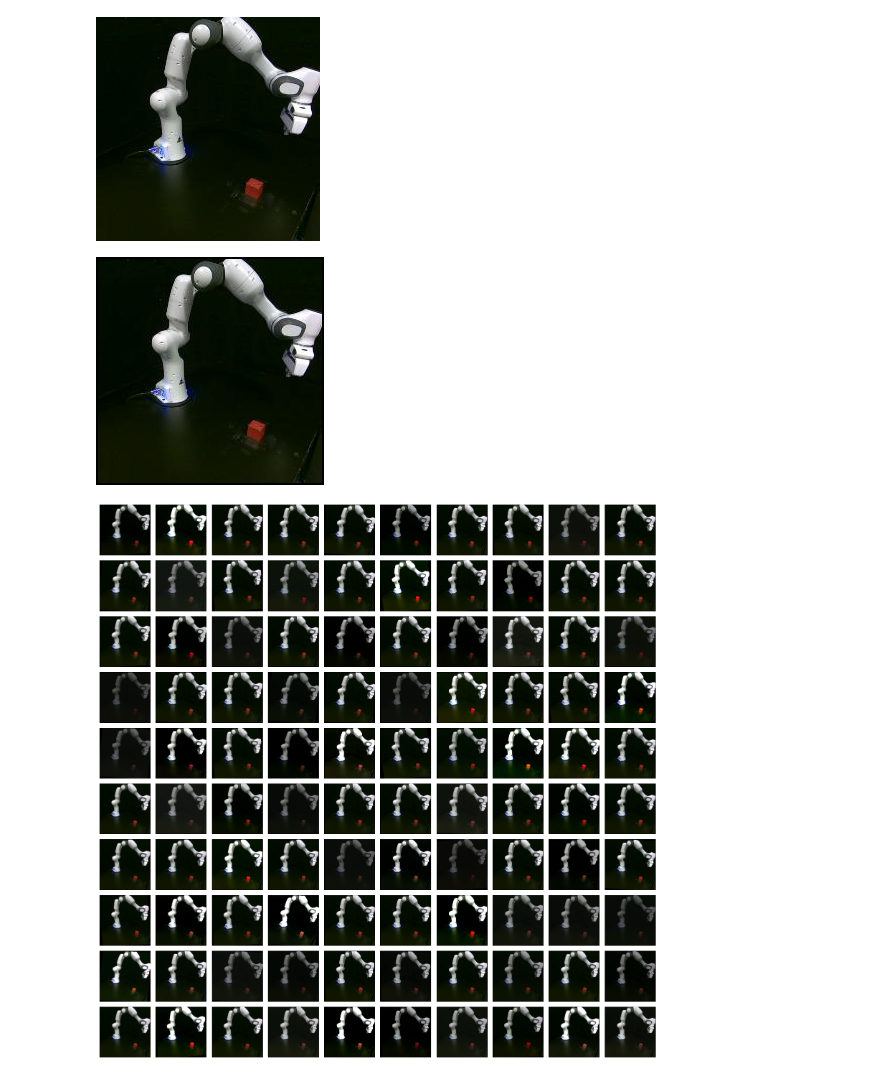
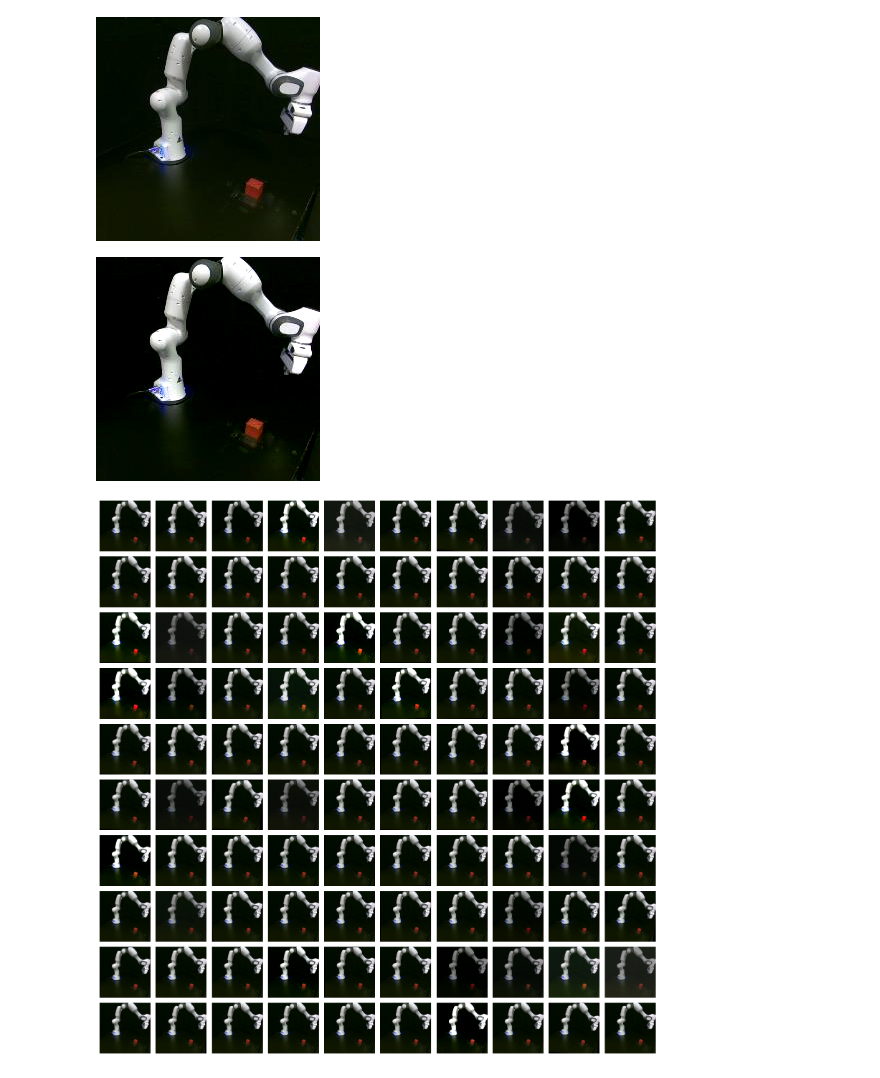
Before and after one commit to thomas0829/franka_control, a Jupyter notebook: notebooks/augmentations_template.ipynb, the cells around one changed output. Drawn from its saved outputs; the diff is of its cells as text; code cells hidden in the pictures.

```diff
--- a/notebooks/augmentations_template.ipynb
+++ b/notebooks/augmentations_template.ipynb
@@ -8,17 +8,16 @@ image
 # %%
 import torchvision.transforms as transforms
 transform = transforms.Compose([
-    transforms.RandomApply([transforms.ColorJitter(brightness=0.5, contrast=0.5, saturation=0.5, hue=0.05)], p=0.5),
-    transforms.RandomApply([transforms.RandomCrop(size=(220, 220))], p=0.5),
-    transforms.Pad(padding=2),
-    transforms.RandomApply([transforms.RandomAffine(degrees=5, shear=5)], p=0.5)
+    transforms.RandomApply([transforms.ColorJitter(brightness=0.5, contrast=0.5, saturation=0.5, hue=0.05)], p=0.3),
+    transforms.RandomApply([transforms.RandomCrop(size=(220, 220)), transforms.Pad(padding=2)], p=0.3),
+    transforms.RandomApply([transforms.RandomAffine(degrees=5, shear=5)], p=0.3)
 ])
 
 transformed_image = transform(image)
 
 transformed_image
 # %% [output]
-[figure, old version]
+[figure, new version]
 # %%
 import matplotlib.pyplot as plt
 
@@ -35,4 +34,4 @@ for ax, img in zip(axes.flatten(), transformed_images):
 plt.subplots_adjust(wspace=0.1, hspace=0.1)
 plt.show()
 # %% [output]
-[figure, old version]
+[figure, new version]
```
